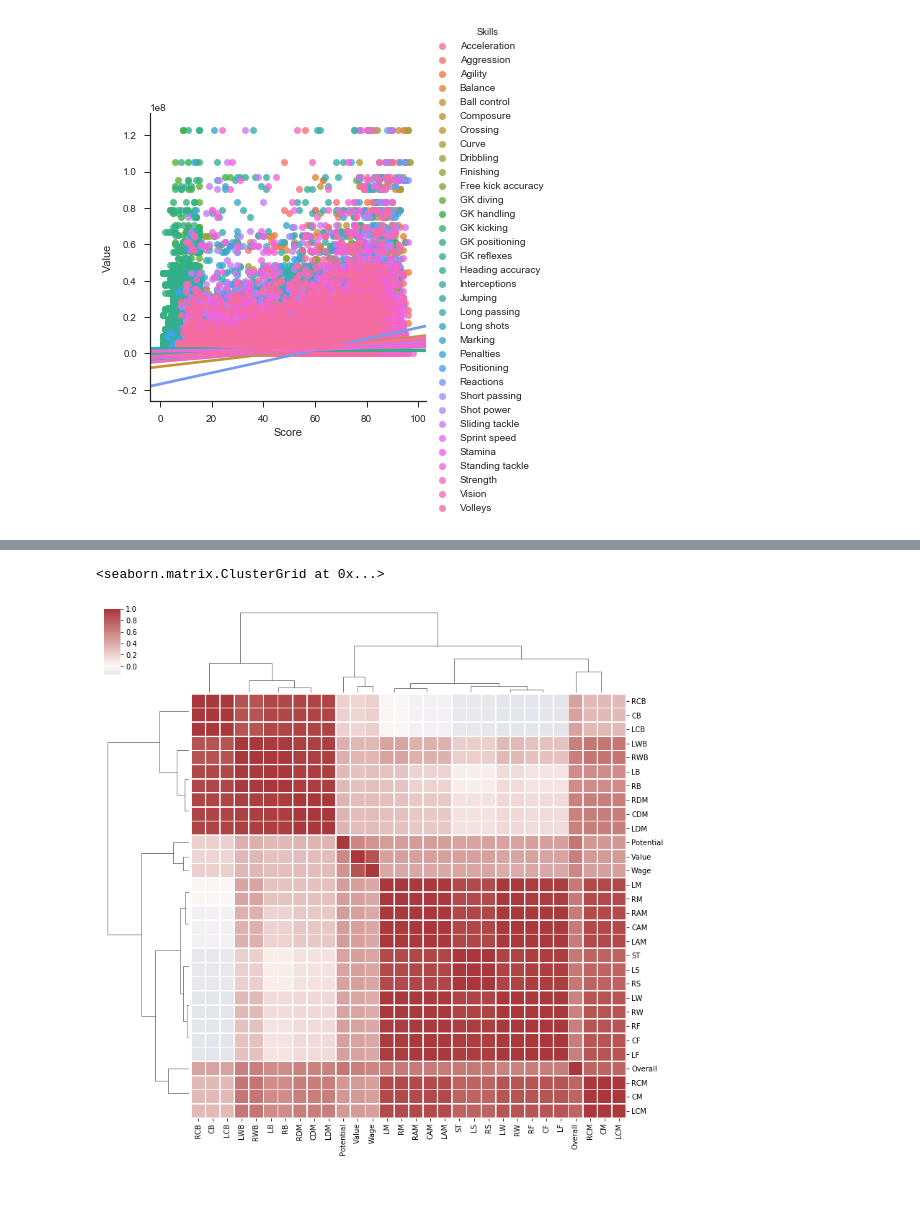
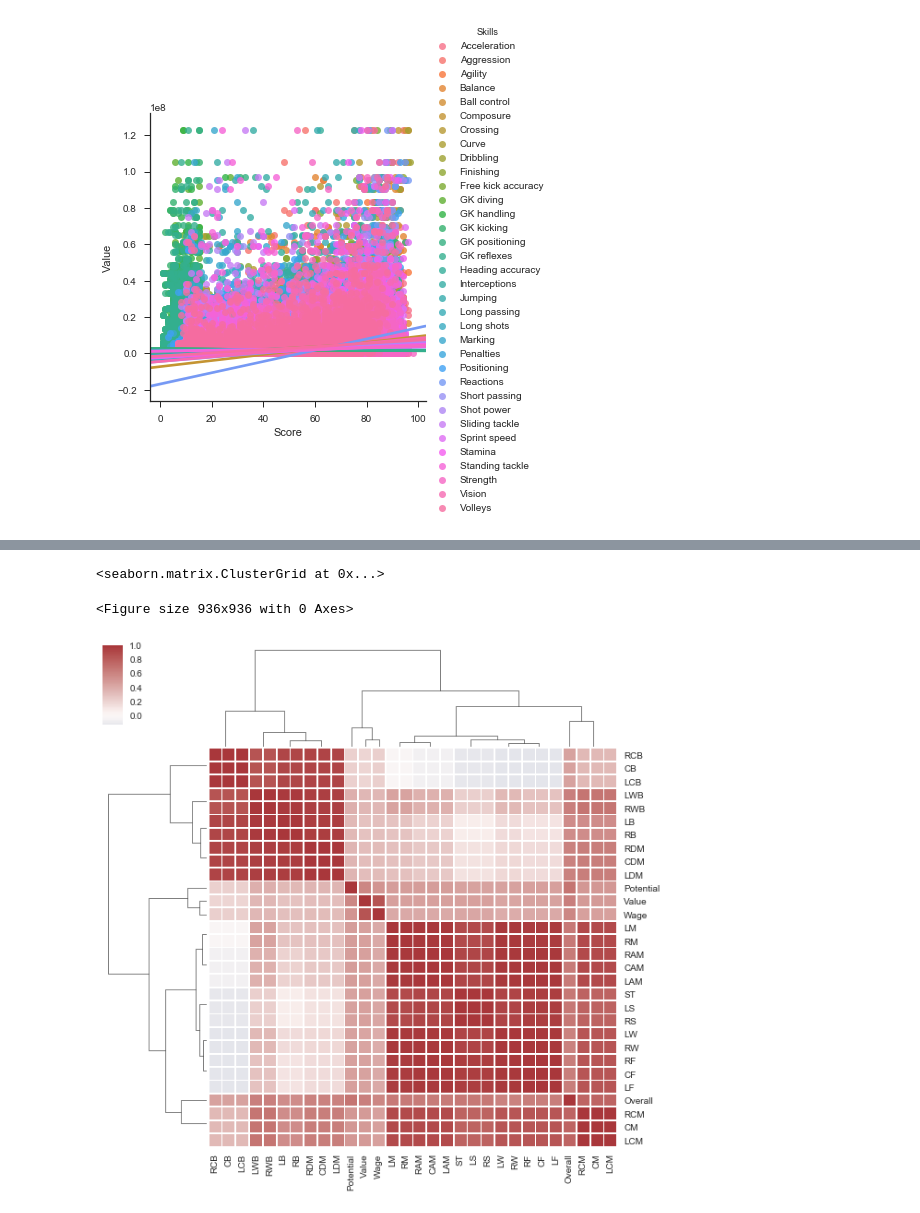
Before and after one commit to Fournierp/Fifa18, a Jupyter notebook: Fifa 18 Model.ipynb, the cells around one changed output, grey strips where cells are left out. Cells and saved outputs as stored; diff of their text form; code cells hidden in the pictures.

```diff
--- a/Fifa 18 Model.ipynb
+++ b/Fifa 18 Model.ipynb
@@ -431,0 +473,17 @@ plt.show()
+# %%
+#Overall and Value
+# Selecting players with age smaller then 40
+dataset = processed_df.loc[processed_df['Age'] <= 40]
+# Selecting unique Age from DataFrame
+overall = dataset.sort_values("Overall")['Overall'].unique()
+# Selecting mean Overall from DataFrame
+value = dataset.groupby("Overall")["Value"].mean().values
+
+plt.figure(figsize=(8,6))
+plt.title('Mean Value vs Overall Rating', fontsize=20, fontweight='bold')
+plt.xlabel('Overall', fontsize=15)
+plt.ylabel('Player Value', fontsize=15)
+sns.set_style("whitegrid")
+plt.plot(overall, value, label="Value")
+plt.legend(loc=4, prop={'size': 15}, frameon=True,shadow=True, facecolor="white", edgecolor="black")
+plt.show()
@@ -431,0 +492,14 @@ plt.show()
+# %%
+#Team value
+team = dataset.groupby("Club")["Value"].sum()
+team = test.reset_index()
+
+sns.set(style="whitegrid")
+# Initialize the matplotlib figure
+f, ax = plt.subplots(figsize=(8, 10))
+
+# Plot the total crashes
+sns.set_color_codes("pastel")
+sns.barplot(y=team.nlargest(20, "Value")["Club"], x=team.nlargest(20, "Value")["Value"], data=team,
+            label="Total", color="b")
+sns.despine(left=True, bottom=True)
@@ -466,15 +536,17 @@ sns.clustermap(df.corr(), center=0, cmap="vlag", linewidths=.75, figsize=(13, 13
 # %%
 #Heatmap
 # Select a subset of the df
 used_variables = ['Overall', 'Potential', 'Value', 'Wage', 'CAM',
                   'CB', 'CDM', 'CF', 'CM', 'LAM', 'LB', 'LCB', 'LCM',
                   'LDM', 'LF', 'LM', 'LS', 'LW', 'LWB','RAM', 'RB',
                   'RCB', 'RCM', 'RDM', 'RF', 'RM', 'RS', 'RW', 'RWB', 'ST']
 used_columns = (processed_df.columns.get_level_values(None).isin(used_variables))
 df = processed_df.loc[:, used_columns]
 
 # Draw the full plot
-sns.clustermap(df.corr(), center=0, cmap="vlag", linewidths=.75, figsize=(13, 13))
+plt.figure(figsize=(13,13))
+sns.clustermap(df.corr(), center=0, cmap="vlag", linewidths=.75)
 # %% [output]
 <seaborn.matrix.ClusterGrid at 0x...>
+<Figure size 936x936 with 0 Axes>
-[figure, old version]
+[figure, new version]
```
Also changed, not shown: parts of 12 cells of this notebook.
